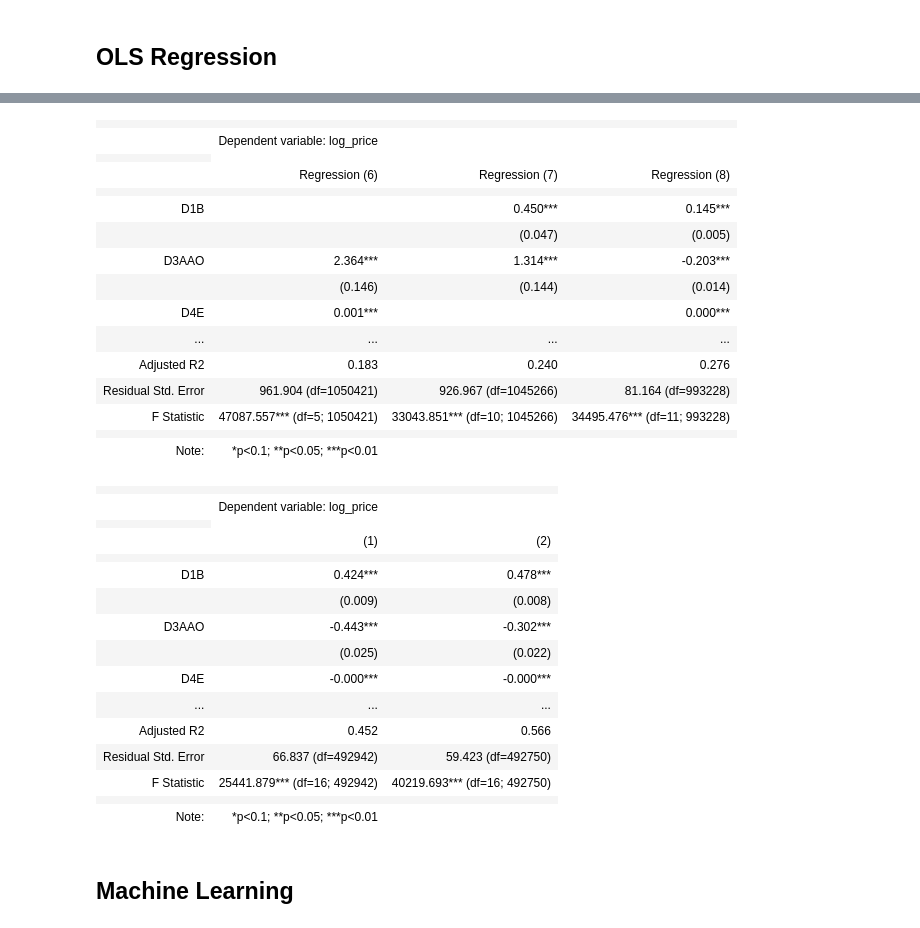
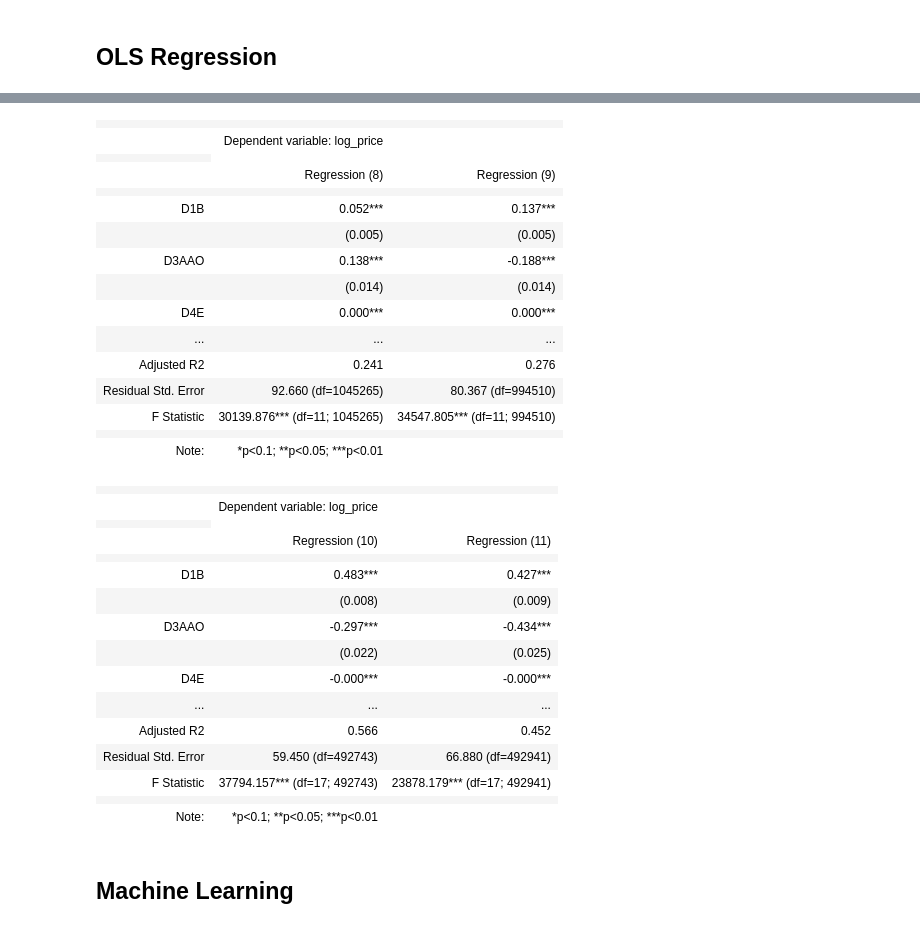
Before and after one commit to ECO225-W2024/project-one-code-S-O-Ahn, a Jupyter notebook: Project 1.ipynb, the cells around one changed output, grey strips where cells are left out. Cells and saved outputs as stored; diff of their text form; code cells hidden in the pictures.

```diff
--- a/Project 1.ipynb
+++ b/Project 1.ipynb
@@ -879,6 +780,5 @@ Regression (5)  (Cook outliers removed):
 # %%
 df_data['const'] = 1
-df_data['log_walk'] = np.log(df_data['NatWalkInd'])
 df_data['urban'] = df_data['area_type'].apply(lambda x: 1 if x == 'Urban' else 0)
-df_data['log_walk_urban'] = df_data['log_walk'] * df_data['urban']
+df_data['walk_urban'] = df_data['NatWalkInd'] * df_data['urban']
 # %%
@@ -1015,13 +912,12 @@ These three regressions aim to analyze the connection that social characteristic
 # %%
-x6 = ['const','D3AAO', 'D5AR', 'D4E', 'TotEmp','log_walk']
-x7 = ['const','D3AAO', 'D1B', 'D5AR', 'TotEmp','Pct_AO0', 'total_below_pov', 'children_below_pov', 'log_walk', 'urban', 'log_walk_urban']
+x6 = ['const','D3AAO', 'D1B', 'D5AR', 'TotEmp','Pct_AO0', 'total_below_pov', 'children_below_pov', 'NatWalkInd', 'urban', 'walk_urban', 'D4E', 'log_price']
+x7 = ['const','D3AAO', 'D1B', 'D5AR', 'TotEmp','Pct_AO0', 'total_below_pov', 'children_below_pov', 'NatWalkInd', 'urban','walk_urban','D4E']
 
-reg6 = sm.OLS(df_data['log_price'] * 1000, df_data[x6], missing='drop').fit()
-reg7 = sm.OLS(df_data['log_price']* 1000, df_data[x7], missing='drop').fit()
+reg6 = sm.OLS(df_data['log_price'] * 100, df_data[x7], missing='drop').fit()
 # %%
-df_cleaned2 = df_data.dropna(subset=['const','D3AAO', 'D1B', 'D5AR', 'TotEmp','Pct_AO0', 'total_below_pov', 'children_below_pov', 'log_walk', 'urban', 'log_walk_urban','log_price'])
+df_cleaned2 = df_data.dropna(subset=x6)
 
-influence2 = reg7.get_influence()
+influence2 = reg6.get_influence()
 
 cook2 = influence2.cooks_distance
 
@@ -1029,30 +925,29 @@ influential_points_2 = df_cleaned2.index[cook2[0] > 4*(np.mean(cook2[0]))]
 
 df_no_cook2 = df_cleaned2.drop(influential_points_2)
 # %%
-x8 = ['const','D3AAO', 'D1B', 'D5AR', 'TotEmp','Pct_AO0', 'total_below_pov', 'children_below_pov', 'log_walk', 'urban','log_walk_urban','D4E']
-
-reg8 = sm.OLS(df_no_cook2['log_price']* 100, df_no_cook2[x8], missing='drop').fit()
+reg7 = sm.OLS(df_no_cook2['log_price']*100, df_no_cook2[x7], missing='drop').fit()
 # %%
-stargazer2 = Stargazer([reg6, reg7, reg8])
+stargazer4 = Stargazer([reg6, reg7])
 
-stargazer2.custom_columns(['Regression (6)', 'Regression (7)', 'Regression (8)'], [1, 1, 1])
-stargazer2.show_model_numbers(False)
-stargazer2
+stargazer4.custom_columns(['Regression (8)', 'Regression (9)'], [1, 1])
+stargazer4.show_model_numbers(False)
+stargazer4
+#print(stargazer4.render_latex())
 # %% [output]
-|  |  |  |  |
-|  | Dependent variable: log_price |  |  |
+|  |  |  |
+|  | Dependent variable: log_price |  |
 |  |
-|  | Regression (6) | Regression (7) | Regression (8) |
-|  |  |  |  |
-| D1B |  | 0.450*** | 0.145*** |
-|  |  | (0.047) | (0.005) |
-| D3AAO | 2.364*** | 1.314*** | -0.203*** |
-|  | (0.146) | (0.144) | (0.014) |
-| D4E | 0.001*** |  | 0.000*** |
-| ... | ... | ... | ... |
-| Adjusted R2 | 0.183 | 0.240 | 0.276 |
-| Residual Std. Error | 961.904 (df=1050421) | 926.967 (df=1045266) | 81.164 (df=993228) |
-| F Statistic | 47087.557*** (df=5; 1050421) | 33043.851*** (df=10; 1045266) | 34495.476*** (df=11; 993228) |
-|  |  |  |  |
-| Note: | *p<0.1; **p<0.05; ***p<0.01 |  |  |
+|  | Regression (8) | Regression (9) |
+|  |  |  |
+| D1B | 0.052*** | 0.137*** |
+|  | (0.005) | (0.005) |
+| D3AAO | 0.138*** | -0.188*** |
+|  | (0.014) | (0.014) |
+| D4E | 0.000*** | 0.000*** |
+| ... | ... | ... |
+| Adjusted R2 | 0.241 | 0.276 |
+| Residual Std. Error | 92.660 (df=1045265) | 80.367 (df=994510) |
+| F Statistic | 30139.876*** (df=11; 1045265) | 34547.805*** (df=11; 994510) |
+|  |  |  |
+| Note: | *p<0.1; **p<0.05; ***p<0.01 |  |
 # %%
@@ -1074,22 +973,25 @@ reg10 = sm.OLS(df_no_cook3['log_price'] * 100, df_no_cook3[x9], missing='drop').
 # %%
-stargazer3 = Stargazer([reg9,reg10])
+stargazer5 = Stargazer([reg9,reg10])
+stargazer5.custom_columns(['Regression (10)', 'Regression (11)'], [1, 1])
+stargazer5.show_model_numbers(False)
 
-stargazer3
+stargazer5
+#print(stargazer5.render_latex())
 # %% [output]
 |  |  |  |
 |  | Dependent variable: log_price |  |
 |  |
-|  | (1) | (2) |
+|  | Regression (10) | Regression (11) |
 |  |  |  |
-| D1B | 0.424*** | 0.478*** |
-|  | (0.009) | (0.008) |
-| D3AAO | -0.443*** | -0.302*** |
-|  | (0.025) | (0.022) |
+| D1B | 0.483*** | 0.427*** |
+|  | (0.008) | (0.009) |
+| D3AAO | -0.297*** | -0.434*** |
+|  | (0.022) | (0.025) |
 | D4E | -0.000*** | -0.000*** |
 | ... | ... | ... |
-| Adjusted R2 | 0.452 | 0.566 |
-| Residual Std. Error | 66.837 (df=492942) | 59.423 (df=492750) |
-| F Statistic | 25441.879*** (df=16; 492942) | 40219.693*** (df=16; 492750) |
+| Adjusted R2 | 0.566 | 0.452 |
+| Residual Std. Error | 59.450 (df=492743) | 66.880 (df=492941) |
+| F Statistic | 37794.157*** (df=17; 492743) | 23878.179*** (df=17; 492941) |
 |  |  |  |
 | Note: | *p<0.1; **p<0.05; ***p<0.01 |  |
 # %% [markdown]
```
Also changed, not shown: parts of 23 cells of this notebook.
